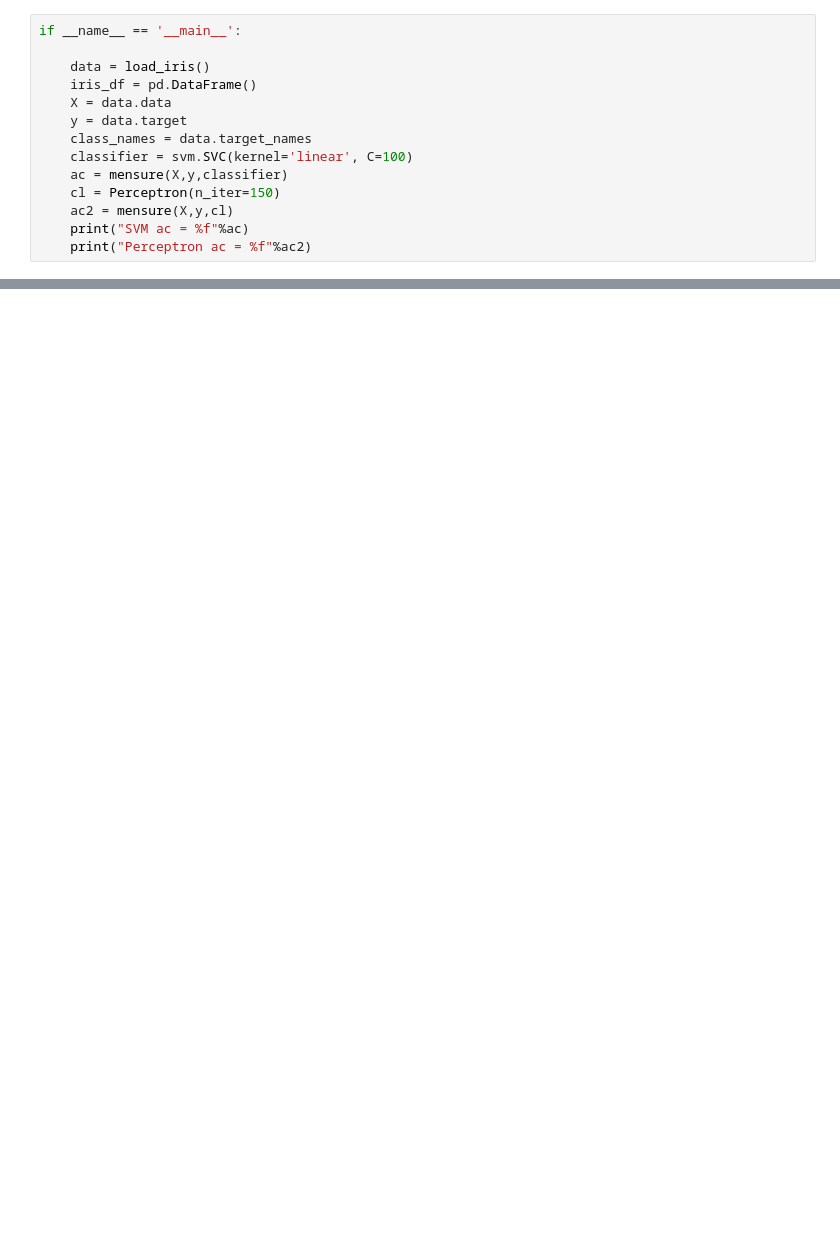
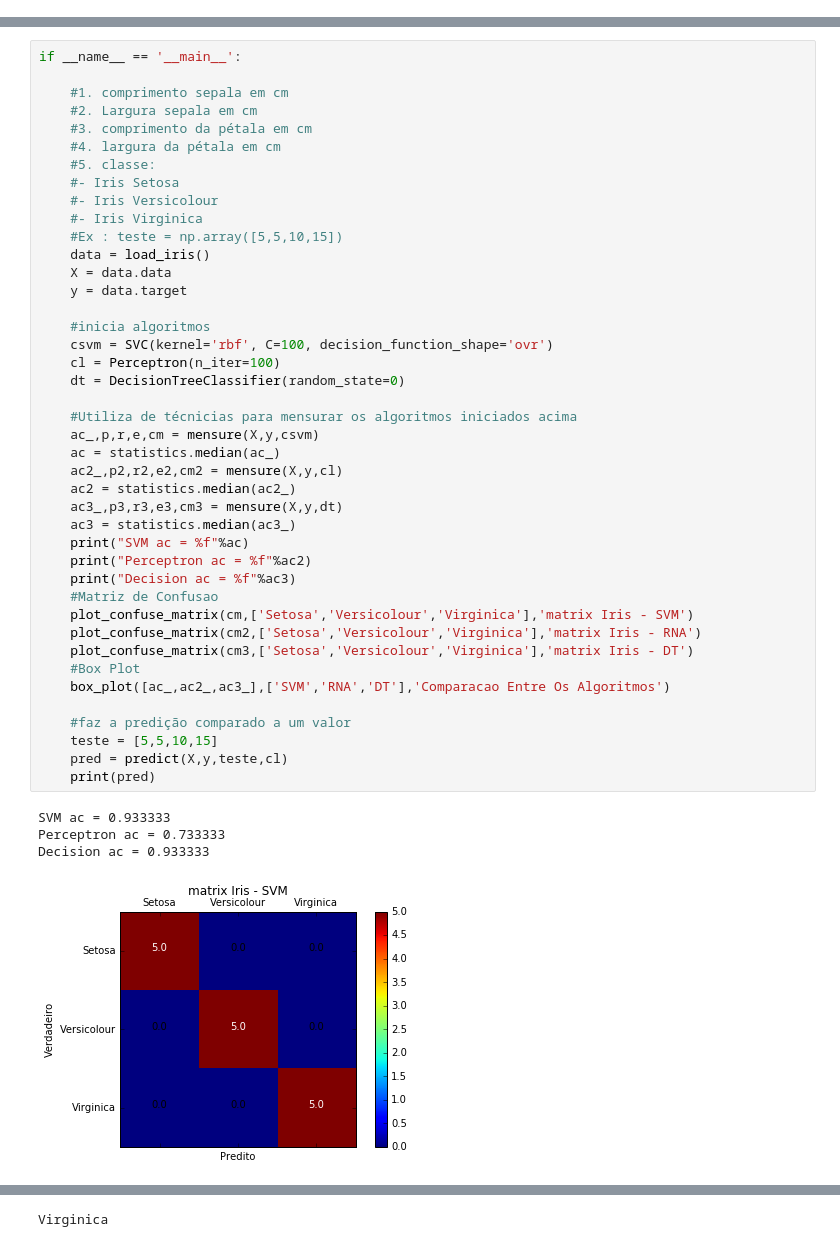
Before and after one commit to eriksonJAguiar/Data-Analytics, a Jupyter notebook: classificacao-sklearn.ipynb, the cells around one changed output, grey strips where cells are left out. Drawn from its saved outputs; the diff is of its cells as text; blank space fills up the shorter version.

```diff
--- a/classificacao-sklearn.ipynb
+++ b/classificacao-sklearn.ipynb
@@ -22,14 +13,0 @@ def predict(X,y,values):
-# %%
-if __name__ == '__main__':
-
-    data = load_iris()
-    iris_df = pd.DataFrame()
-    X = data.data
-    y = data.target
-    class_names = data.target_names
-    classifier = svm.SVC(kernel='linear', C=100)
-    ac = mensure(X,y,classifier)
-    cl = Perceptron(n_iter=150)
-    ac2 = mensure(X,y,cl)
-    print("SVM ac = %f"%ac)
-    print("Perceptron ac = %f"%ac2)
@@ -38,0 +108,47 @@ Perceptron ac = 0.947368
+# %%
+if __name__ == '__main__':
+
+    #1. comprimento sepala em cm
+    #2. Largura sepala em cm
+    #3. comprimento da pétala em cm
+    #4. largura da pétala em cm
+    #5. classe:
+    #- Iris Setosa
+    #- Iris Versicolour
+    #- Iris Virginica
+    #Ex : teste = np.array([5,5,10,15])
+    data = load_iris()
+    X = data.data
+    y = data.target
+
+    #inicia algoritmos
+    csvm = SVC(kernel='rbf', C=100, decision_function_shape='ovr')
+    cl = Perceptron(n_iter=100)
+    dt = DecisionTreeClassifier(random_state=0)
+
+    #Utiliza de técnicias para mensurar os algoritmos iniciados acima
+    ac_,p,r,e,cm = mensure(X,y,csvm)
+    ac = statistics.median(ac_)
+    ac2_,p2,r2,e2,cm2 = mensure(X,y,cl)
+    ac2 = statistics.median(ac2_)
+    ac3_,p3,r3,e3,cm3 = mensure(X,y,dt)
+    ac3 = statistics.median(ac3_)
+    print("SVM ac = %f"%ac)
+    print("Perceptron ac = %f"%ac2)
+    print("Decision ac = %f"%ac3)
+    #Matriz de Confusao
+    plot_confuse_matrix(cm,['Setosa','Versicolour','Virginica'],'matrix Iris - SVM')
+    plot_confuse_matrix(cm2,['Setosa','Versicolour','Virginica'],'matrix Iris - RNA')
+    plot_confuse_matrix(cm3,['Setosa','Versicolour','Virginica'],'matrix Iris - DT')
+    #Box Plot
+    box_plot([ac_,ac2_,ac3_],['SVM','RNA','DT'],'Comparacao Entre Os Algoritmos')
+
+    #faz a predição comparado a um valor
+    teste = [5,5,10,15]
+    pred = predict(X,y,teste,cl)
+    print(pred)
+# %% [output]
+SVM ac = 0.933333
+Perceptron ac = 0.733333
+Decision ac = 0.933333
+[figure, added]
@@ -38,0 +158 @@ Perceptron ac = 0.947368
+Virginica
```
Also changed, not shown: parts of 5 cells of this notebook.
